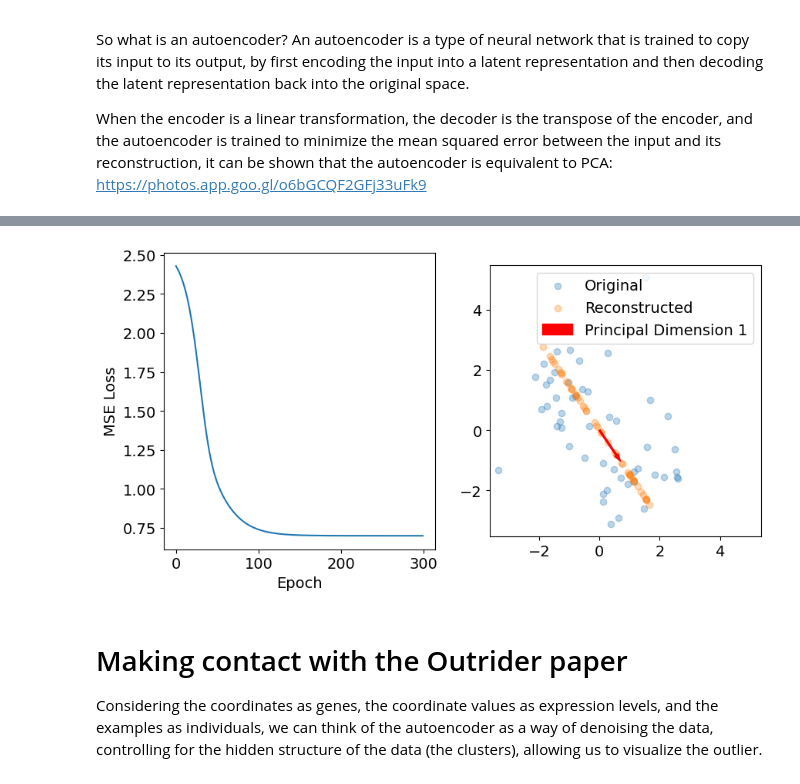
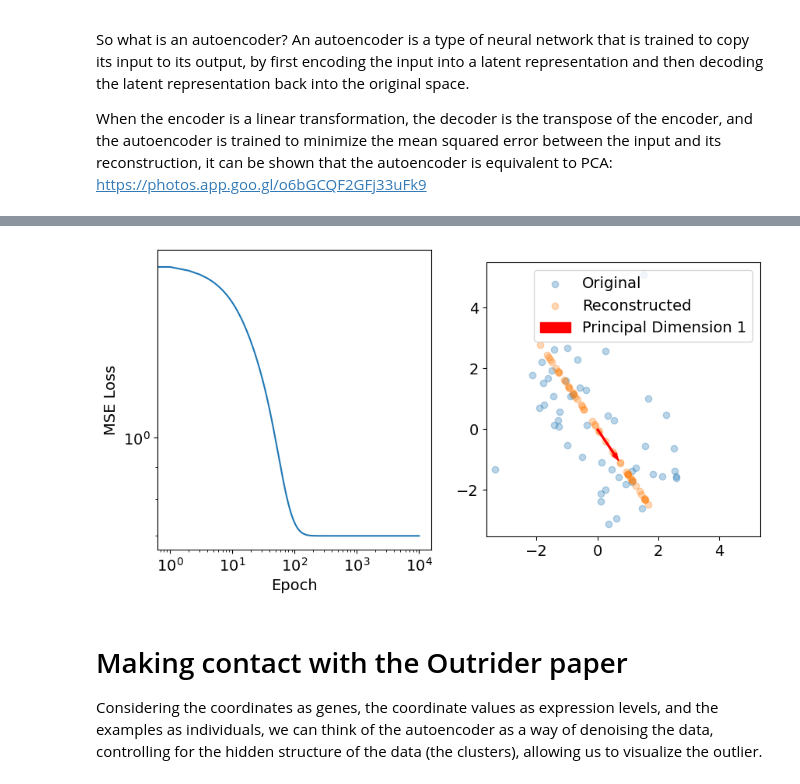
Before and after one commit to petermchale/anomaly-detection-with-pcas-and-autoencoders, a Jupyter notebook: 2D.2.ipynb, the cells around one changed output, grey strips where cells are left out. Saved outputs shown, nothing was run; the diff lists cells and outputs as text; code cells hidden in the pictures.

Commit message:
extend epochs

```diff
--- a/2D.2.ipynb
+++ b/2D.2.ipynb
@@ -200,7 +200,7 @@ class PCAAutoencoder(nn.Module):
 input_dim = 2  # Example input dimension
 latent_dim = 1  # Dimensionality of latent space
 learning_rate = 0.01
-num_epochs = 300
+num_epochs = 10000
 
 # Convert numpy array to torch tensor
 X_n_tensor = torch.from_numpy(X_n).float()  # .float() ensures it's a FloatTensor
@@ -231,6 +231,8 @@ plt.subplot(1, 2, 1)
 plt.plot(losses)
 plt.xlabel('Epoch')
 plt.ylabel('MSE Loss')
+plt.xscale('log')
+plt.yscale('log')
 
 # Plot original vs reconstructed data
 plt.subplot(1, 2, 2)
@@ -268,5 +270,5 @@ Learned direction: [ 0.55914414 -0.8290705 ]
 SVD direction (v1): [ 0.56048142 -0.828167  ]
-[figure, old version]
+[figure, new version]
 # %% [markdown]
 # Making contact with the Outrider paper
 
```
Also changed, not shown: parts of 2 cells of this notebook.
